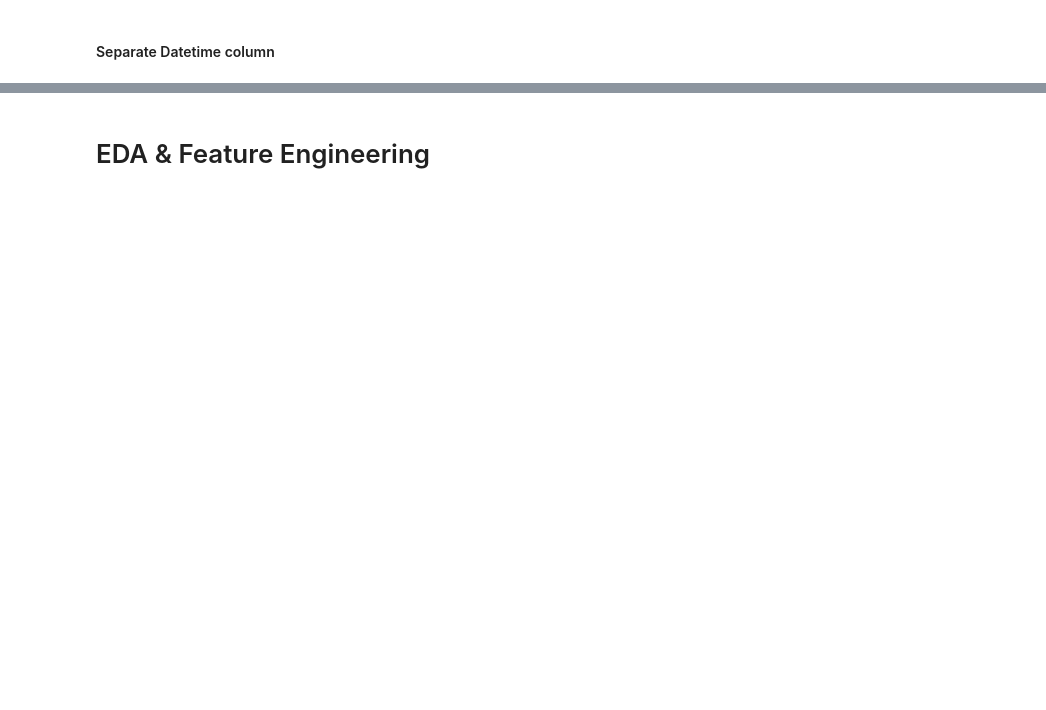
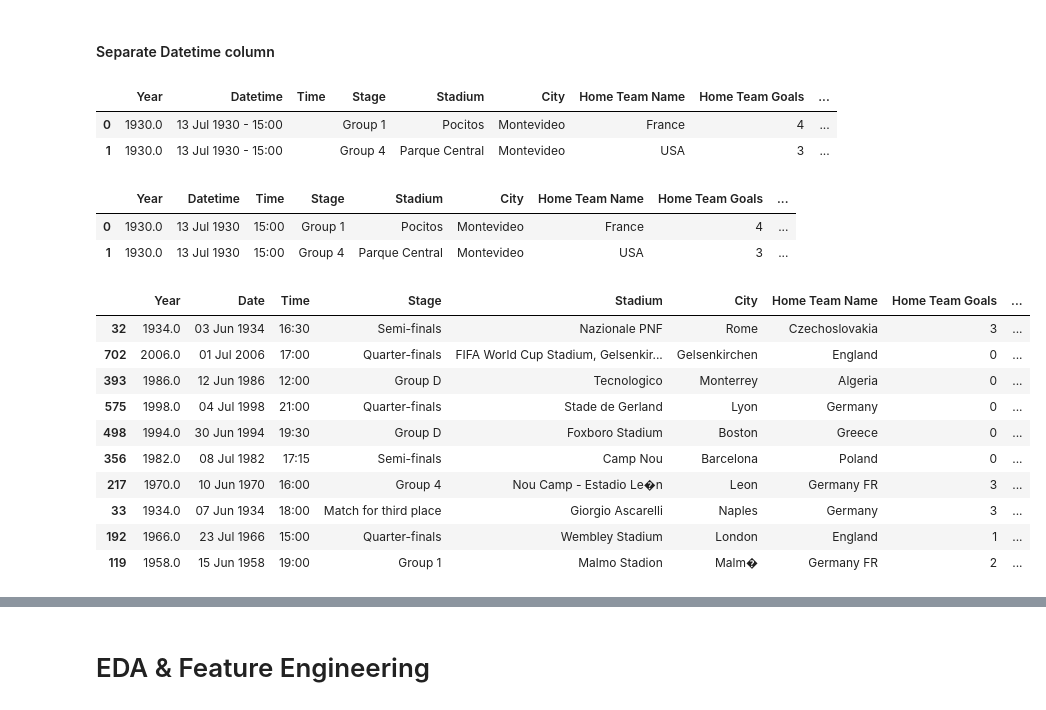
Before and after one commit to jodythai/world-cup-da, a Jupyter notebook: Team 6 - World Cup_Duong.ipynb, the cells around one changed output, grey strips where cells are left out. Drawn from its saved outputs; the diff is of its cells as text; code cells hidden in the pictures; blank space fills up the shorter version.

```diff
--- a/Team 6 - World Cup_Duong.ipynb
+++ b/Team 6 - World Cup_Duong.ipynb
@@ -90,6 +72,8 @@ df_winners_raw.head(5)
 # %%
 # Remove null rows of Matches dataset
 # Get data when RoundID is null
-df_matches = df_matches_raw[df_matches_raw["RoundID"].isnull() == False]
-df_matches
+df_matches = df_matches_raw[(df_matches_raw["RoundID"].isnull() == False) & (df_matches_raw["MatchID"].isnull() == False)]
+
+# Find NaN values from the data points
+df_matches.isnull().sum()
 # %% [output]
@@ -114,5 +102,6 @@ df_matches
 # %%
-# Remove NaN value
+# Clean NaN value
+df_matches["Attendance"].fillna(value = 0, inplace = True)
 df_matches = df_matches.fillna('')
 df_players = df_players.fillna('')
 df_winners = df_winners_raw.fillna('')
@@ -118,0 +139,23 @@ df_winners = df_winners_raw.fillna('')
+# %%
+# Convert data type of Matches dataset
+df_matches["Year"] = df_matches["Year"].astype("category")
+df_matches["Datetime"] = df_matches["Datetime"].astype("category")
+df_matches["Stage"] = df_matches["Stage"].astype("category")
+df_matches["Stadium"] = df_matches["Stadium"].astype("category")
+df_matches["City"] = df_matches["City"].astype("category")
+df_matches["Home Team Name"] = df_matches["Home Team Name"].astype("category")
+df_matches["Home Team Goals"] = df_matches["Home Team Goals"].astype("int")
+df_matches["Away Team Goals"] = df_matches["Away Team Goals"].astype("int")
+df_matches["Away Team Name"] = df_matches["Away Team Name"].astype("category")
+df_matches["Win conditions"] = df_matches["Win conditions"].astype("category")
+df_matches["Attendance"] = df_matches["Attendance"].astype("int")
+df_matches["Half-time Home Goals"] = df_matches["Half-time Home Goals"].astype("int")
+df_matches["Half-time Away Goals"] = df_matches["Half-time Away Goals"].astype("int")
+df_matches["Referee"] = df_matches["Referee"].astype("category")
+df_matches["Assistant 1"] = df_matches["Assistant 1"].astype("category")
+df_matches["Assistant 2"] = df_matches["Assistant 2"].astype("category")
+df_matches["RoundID"] = df_matches["RoundID"].astype("int")
+df_matches["MatchID"] = df_matches["MatchID"].astype("int")
+df_matches["Home Team Initials"] = df_matches["Home Team Initials"].astype("category")
+df_matches["Away Team Initials"] = df_matches["Away Team Initials"].astype("category")
+df_matches.info()
@@ -119,2 +249,34 @@ df_winners = df_winners_raw.fillna('')
 # %% [markdown]
 #### Separate Datetime column
+# %%
+# Separate DateTime column
+df_matches.insert(loc = 2, column="Time", value="")
+df_matches.head(2)
+# %% [output]
+|  | Year | Datetime | Time | Stage | Stadium | City | Home Team Name | Home Team Goals | ... |
+| 0 | 1930.0 | 13 Jul 1930 - 15:00 |  | Group 1 | Pocitos | Montevideo | France | 4 | ... |
+| 1 | 1930.0 | 13 Jul 1930 - 15:00 |  | Group 4 | Parque Central | Montevideo | USA | 3 | ... |
+# %%
+df_matches.loc[:, 'Time'] = df_matches["Datetime"].apply(lambda x: x.split('-')[1].strip())
+df_matches.loc[:, 'Datetime'] = df_matches["Datetime"].apply(lambda x: x.split('-')[0].strip())
+df_matches.head(2)
+# %% [output]
+|  | Year | Datetime | Time | Stage | Stadium | City | Home Team Name | Home Team Goals | ... |
+| 0 | 1930.0 | 13 Jul 1930 | 15:00 | Group 1 | Pocitos | Montevideo | France | 4 | ... |
+| 1 | 1930.0 | 13 Jul 1930 | 15:00 | Group 4 | Parque Central | Montevideo | USA | 3 | ... |
+# %%
+# Rename Datetime column
+df_matches.rename(columns={'Datetime': 'Date'}, inplace=True)
+df_matches.sample(5)
+# %% [output]
+|  | Year | Date | Time | Stage | Stadium | City | Home Team Name | Home Team Goals | ... |
+| 32 | 1934.0 | 03 Jun 1934 | 16:30 | Semi-finals | Nazionale PNF | Rome | Czechoslovakia | 3 | ... |
+| 702 | 2006.0 | 01 Jul 2006 | 17:00 | Quarter-finals | FIFA World Cup Stadium, Gelsenkir... | Gelsenkirchen | England | 0 | ... |
+| 393 | 1986.0 | 12 Jun 1986 | 12:00 | Group D | Tecnologico | Monterrey | Algeria | 0 | ... |
+| 575 | 1998.0 | 04 Jul 1998 | 21:00 | Quarter-finals | Stade de Gerland | Lyon | Germany | 0 | ... |
+| 498 | 1994.0 | 30 Jun 1994 | 19:30 | Group D | Foxboro Stadium | Boston | Greece | 0 | ... |
+| 356 | 1982.0 | 08 Jul 1982 | 17:15 | Semi-finals | Camp Nou | Barcelona | Poland | 0 | ... |
+| 217 | 1970.0 | 10 Jun 1970 | 16:00 | Group 4 | Nou Camp - Estadio Le�n | Leon | Germany FR | 3 | ... |
+| 33 | 1934.0 | 07 Jun 1934 | 18:00 | Match for third place | Giorgio Ascarelli | Naples | Germany | 3 | ... |
+| 192 | 1966.0 | 23 Jul 1966 | 15:00 | Quarter-finals | Wembley Stadium | London | England | 1 | ... |
+| 119 | 1958.0 | 15 Jun 1958 | 19:00 | Group 1 | Malmo Stadion | Malm� | Germany FR | 2 | ... |
```
Also changed, not shown: parts of 30 cells of this notebook.
